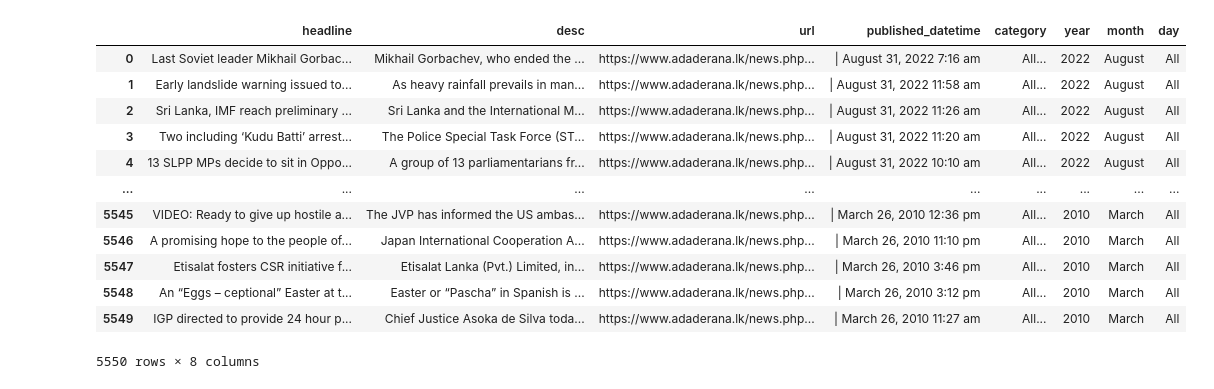
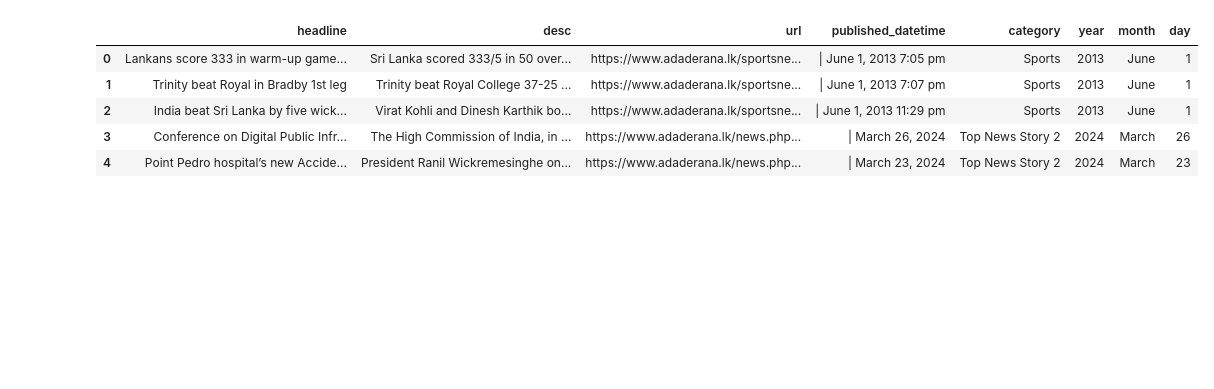
Before and after one commit to Lady-Lune/webscraping, a Jupyter notebook: dataset_explorer.ipynb, the cells around one changed output. Cells and saved outputs as stored; diff of their text form; code cells hidden in the pictures; blank space fills up the shorter version.

```diff
--- a/dataset_explorer.ipynb
+++ b/dataset_explorer.ipynb
@@ -3,18 +4,11 @@ import pandas as pd
 # %%
-file_path = "newscraper/newscraper/all_cat_all_day.json"
+file_path = "newscraper/newscraper/complete_scrape.json"
 df = pd.read_json(file_path)
-df
+df.head()
 # %% [output]
 |  | headline | desc | url | published_datetime | category | year | month | day |
-| 0 | Last Soviet leader Mikhail Gorbac... | Mikhail Gorbachev, who ended the ... | https://www.adaderana.lk/news.php... | | August 31, 2022 7:16 am | All... | 2022 | August | All |
-| 1 | Early landslide warning issued to... | As heavy rainfall prevails in man... | https://www.adaderana.lk/news.php... | | August 31, 2022 11:58 am | All... | 2022 | August | All |
-| 2 | Sri Lanka, IMF reach preliminary ... | Sri Lanka and the International M... | https://www.adaderana.lk/news.php... | | August 31, 2022 11:26 am | All... | 2022 | August | All |
-| 3 | Two including ‘Kudu Batti’ arrest... | The Police Special Task Force (ST... | https://www.adaderana.lk/news.php... | | August 31, 2022 11:20 am | All... | 2022 | August | All |
-| 4 | 13 SLPP MPs decide to sit in Oppo... | A group of 13 parliamentarians fr... | https://www.adaderana.lk/news.php... | | August 31, 2022 10:10 am | All... | 2022 | August | All |
-| ... | ... | ... | ... | ... | ... | ... | ... | ... |
-| 5545 | VIDEO: Ready to give up hostile a... | The JVP has informed the US ambas... | https://www.adaderana.lk/news.php... | | March 26, 2010 12:36 pm | All... | 2010 | March | All |
-| 5546 | A promising hope to the people of... | Japan International Cooperation A... | https://www.adaderana.lk/news.php... | | March 26, 2010 11:10 pm | All... | 2010 | March | All |
-| 5547 | Etisalat fosters CSR initiative f... | Etisalat Lanka (Pvt.) Limited, in... | https://www.adaderana.lk/news.php... | | March 26, 2010 3:46 pm | All... | 2010 | March | All |
-| 5548 | An “Eggs – ceptional” Easter at t... | Easter or “Pascha” in Spanish is ... | https://www.adaderana.lk/news.php... | | March 26, 2010 3:12 pm | All... | 2010 | March | All |
-| 5549 | IGP directed to provide 24 hour p... | Chief Justice Asoka de Silva toda... | https://www.adaderana.lk/news.php... | | March 26, 2010 11:27 am | All... | 2010 | March | All |
+| 0 | Lankans score 333 in warm-up game... | Sri Lanka scored 333/5 in 50 over... | https://www.adaderana.lk/sportsne... | | June 1, 2013 7:05 pm | Sports | 2013 | June | 1 |
+| 1 | Trinity beat Royal in Bradby 1st leg | Trinity beat Royal College 37-25 ... | https://www.adaderana.lk/sportsne... | | June 1, 2013 7:07 pm | Sports | 2013 | June | 1 |
+| 2 | India beat Sri Lanka by five wick... | Virat Kohli and Dinesh Karthik bo... | https://www.adaderana.lk/sportsne... | | June 1, 2013 11:29 pm | Sports | 2013 | June | 1 |
+| 3 | Conference on Digital Public Infr... | The High Commission of India, in ... | https://www.adaderana.lk/news.php... | | March 26, 2024 | Top News Story 2 | 2024 | March | 26 |
+| 4 | Point Pedro hospital’s new Accide... | President Ranil Wickremesinghe on... | https://www.adaderana.lk/news.php... | | March 23, 2024 | Top News Story 2 | 2024 | March | 23 |
-5550 rows × 8 columns
```
Also changed, not shown: parts of 21 cells of this notebook, 2 other files.
